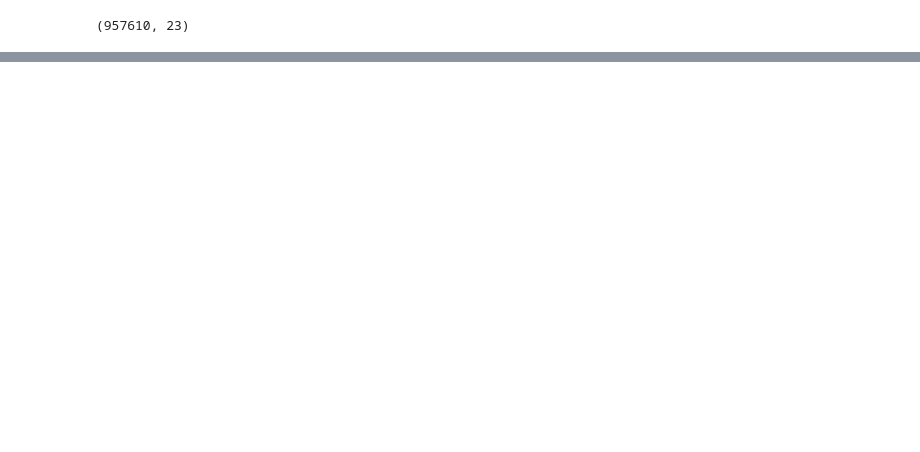
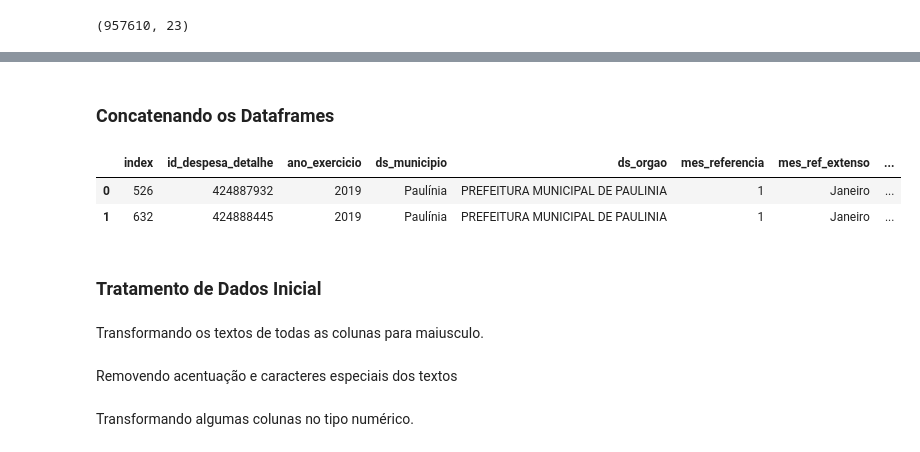
Before and after one commit to natmiata/analise-alimentacao-escolar, a Jupyter notebook: src/notebooks/tratamento-dados.ipynb, the cells around one changed output, grey strips where cells are left out. Drawn from its saved outputs; the diff is of its cells as text; code cells hidden in the pictures; blank space fills up the shorter version.

Commit message:
add: tratamento e concatenacao de dados

```diff
--- a/src/notebooks/tratamento-dados.ipynb
+++ b/src/notebooks/tratamento-dados.ipynb
@@ -88,0 +293,11 @@ Name: ds_municipio, dtype: int64
+# %%
+arquivos_2022 = ['despesas-americana-2022.csv', 'despesas-artur-nogueira-2022.csv', 'despesas-campinas-2022.csv', 'despesas-cosmopolis-2022.csv',
+'despesas-elias-fausto-2022.csv', 'despesas-holambra-2022.csv','despesas-hortolandia-2022.csv', 'despesas-indaiatuba-2022.csv',
+'despesas-jaguariuna-2022.csv', 'despesas-monte-mor-2022.csv', 'despesas-nova-odessa-2022.csv', 'despesas-paulinia-2022.csv',
+'despesas-pedreira-2022.csv', 'despesas-santa-barbara-d-oeste-2022.csv', 'despesas-santo-antonio-de-posse-2022.csv', 'despesas-sumare-2022.csv',
+'despesas-valinhos-2022.csv', 'despesas-vinhedo-2022.csv']
+# %%
+%%time
+for file in os.listdir("/home/natasha/csv.files2022"):
+    if file in arquivos_2022:
+        df_2022 = pd.concat([df_2022 , pd.read_csv(os.path.join("/home/natasha/csv.files2022", file), sep=';', encoding='latin-1')], axis=0 )
@@ -88,0 +337,2 @@ Name: ds_municipio, dtype: int64
+# %%
+df_2022 = df_2022[(df_2022['ds_subfuncao_governo'] == "ALIMENTAÇÃO E NUTRIÇÃO") & (df_2022['ds_despesa'] != "FOLHA DE PAGAMENTO")]
@@ -88,0 +367,14 @@ Name: ds_municipio, dtype: int64
+# %% [markdown]
+<h3> Concatenando os Dataframes </h3>
+# %%
+df_campinas = pd.concat([df_2019, df_2020, df_2021, df_2022], axis=0).reset_index()
+# %%
+df_campinas.head(2)
+# %% [output]
+|  | index | id_despesa_detalhe | ano_exercicio | ds_municipio | ds_orgao | mes_referencia | mes_ref_extenso | ... |
+| 0 | 526 | 424887932 | 2019 | Paulínia | PREFEITURA MUNICIPAL DE PAULINIA | 1 | Janeiro | ... |
+| 1 | 632 | 424888445 | 2019 | Paulínia | PREFEITURA MUNICIPAL DE PAULINIA | 1 | Janeiro | ... |
+# %% [markdown]
+<h3> Tratamento de Dados Inicial </h3>
+# %% [markdown]
+Transformando os textos de todas as colunas para maiusculo.
@@ -88,0 +383,2 @@ Name: ds_municipio, dtype: int64
+# %% [markdown]
+Removendo acentuação e caracteres especiais dos textos
@@ -88,0 +388,2 @@ Name: ds_municipio, dtype: int64
+# %% [markdown]
+Transformando algumas colunas no tipo numérico.
```
Also changed, not shown: parts of 61 cells of this notebook.
